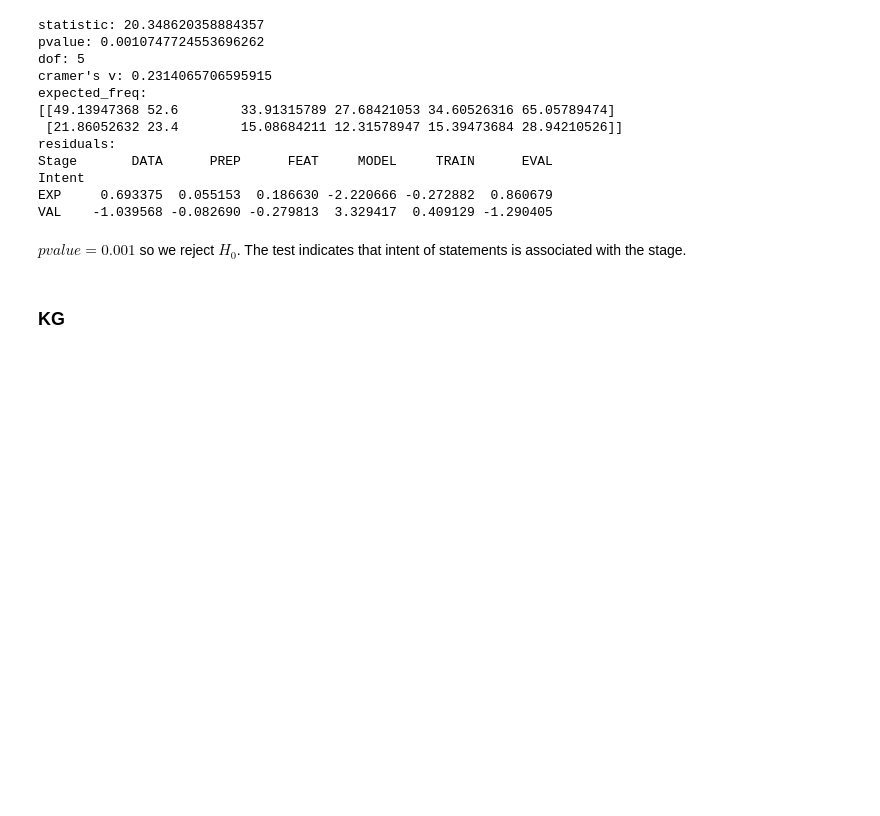
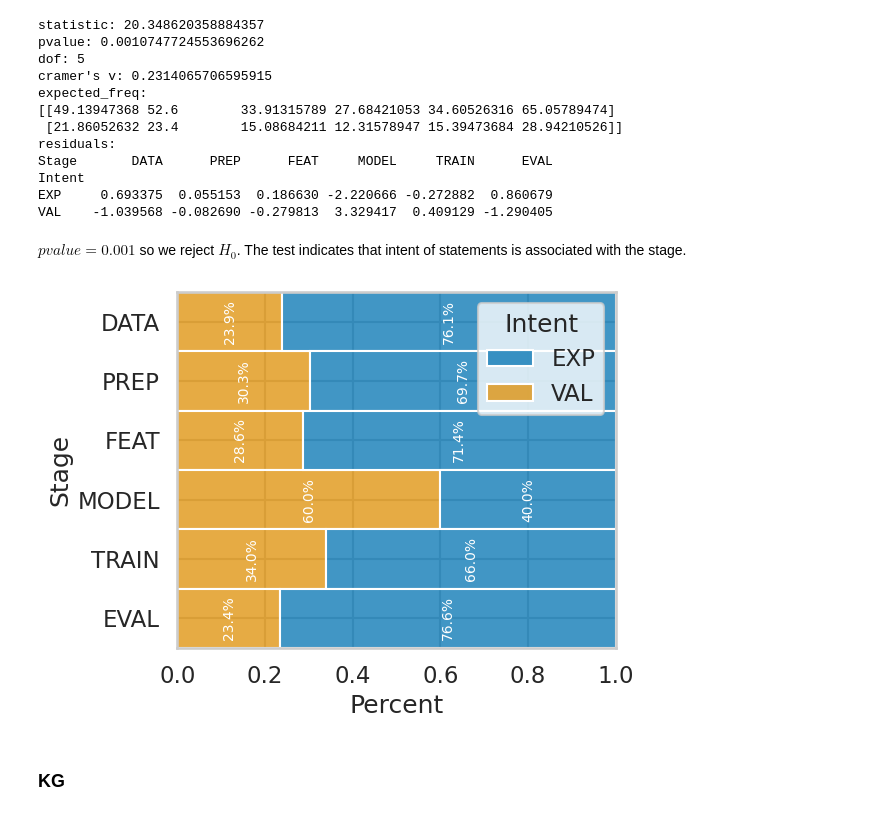
Before and after one commit to arumoy-shome/shome2023notebook, a Jupyter notebook: notebooks/results.ipynb, the cells around one changed output. Saved outputs shown, nothing was run; the diff lists cells and outputs as text; code cells hidden in the pictures; blank space fills up the shorter version.

```diff
--- a/notebooks/results.ipynb
+++ b/notebooks/results.ipynb
@@ -432,6 +391,19 @@ EXP     0.693375  0.055153  0.186630 -2.220666 -0.272882  0.860679
 VAL    -1.039568 -0.082690 -0.279813  3.329417  0.409129 -1.290405
 # %% [markdown]
 $pvalue = 0.001$ so we reject $H_0$. The test indicates that intent of statements is associated with the stage.
+# %%
+ax = sns.histplot(
+    data=d,
+    y='Stage',
+    hue='Intent',
+    multiple='fill',
+    stat='percent',
+)
+annot_histplot_with_percent(ax, rotation=90)
+ax.get_figure().tight_layout()
+ax.get_figure().savefig("report/distribution-stage-intent.pdf")
+# %% [output]
+[figure, added]
 # %% [markdown]
 ### KG
 # %%
```
Also changed, not shown: parts of 26 cells of this notebook, 6 other files.
